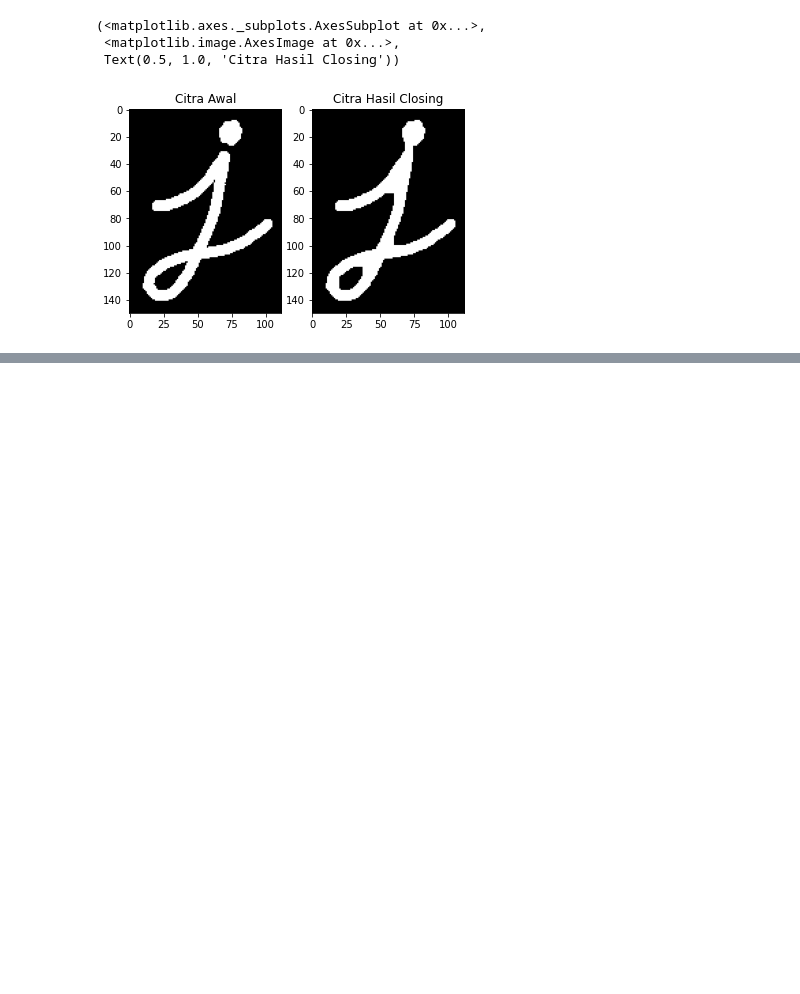
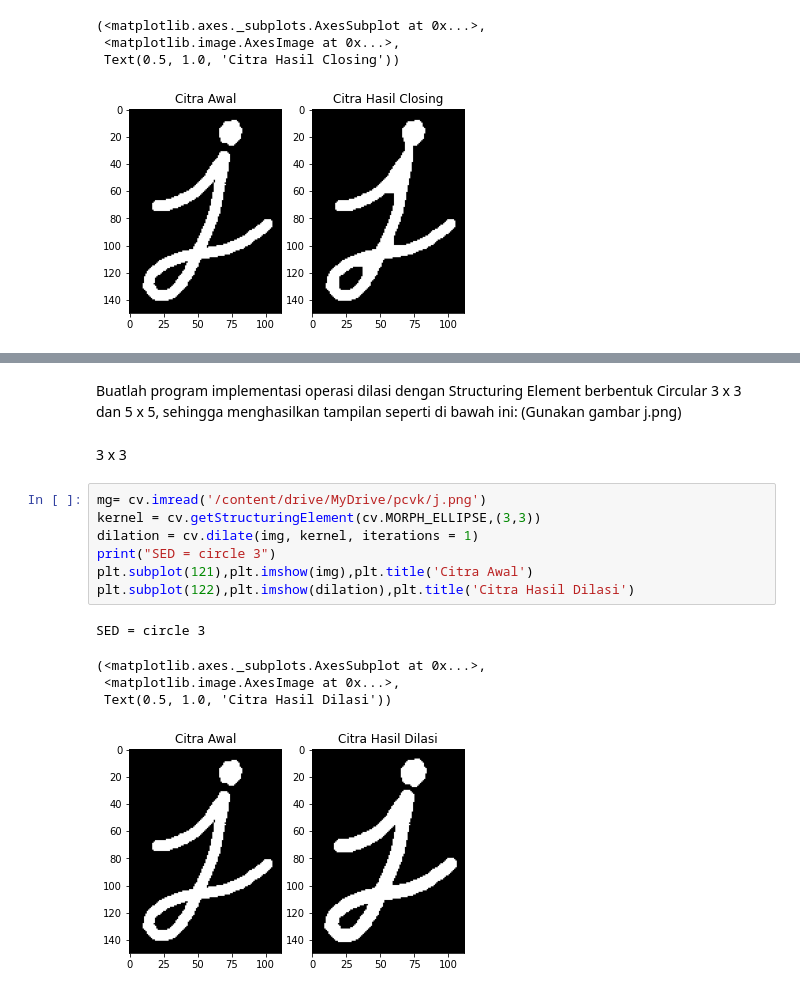
Before and after one commit to dhan-jds/PCVK_Genap_2021, a Jupyter notebook: Week9.ipynb, the cells around one changed output, grey strips where cells are left out. Saved outputs shown, nothing was run; the diff lists cells and outputs as text; blank space fills up the shorter version.

```diff
--- a/Week9.ipynb
+++ b/Week9.ipynb
@@ -122,0 +153,17 @@ plt.subplot(122), plt.imshow(closing), plt.title('Citra Hasil Closing')
+# %% [markdown]
+ Buatlah program implementasi operasi dilasi dengan Structuring Element berbentuk Circular 3 x 3 dan 5 x 5, sehingga menghasilkan tampilan seperti di bawah ini: (Gunakan gambar j.png)
+# %% [markdown]
+3 x 3
+# %%
+mg= cv.imread('/content/drive/MyDrive/pcvk/j.png')
+kernel = cv.getStructuringElement(cv.MORPH_ELLIPSE,(3,3))
+dilation = cv.dilate(img, kernel, iterations = 1)
+print("SED = circle 3")
+plt.subplot(121),plt.imshow(img),plt.title('Citra Awal')
+plt.subplot(122),plt.imshow(dilation),plt.title('Citra Hasil Dilasi')
+# %% [output]
+SED = circle 3
+(<matplotlib.axes._subplots.AxesSubplot at 0x...>,
+ <matplotlib.image.AxesImage at 0x...>,
+ Text(0.5, 1.0, 'Citra Hasil Dilasi'))
+[figure, added]
```
Also changed, not shown: parts of 16 cells of this notebook.
